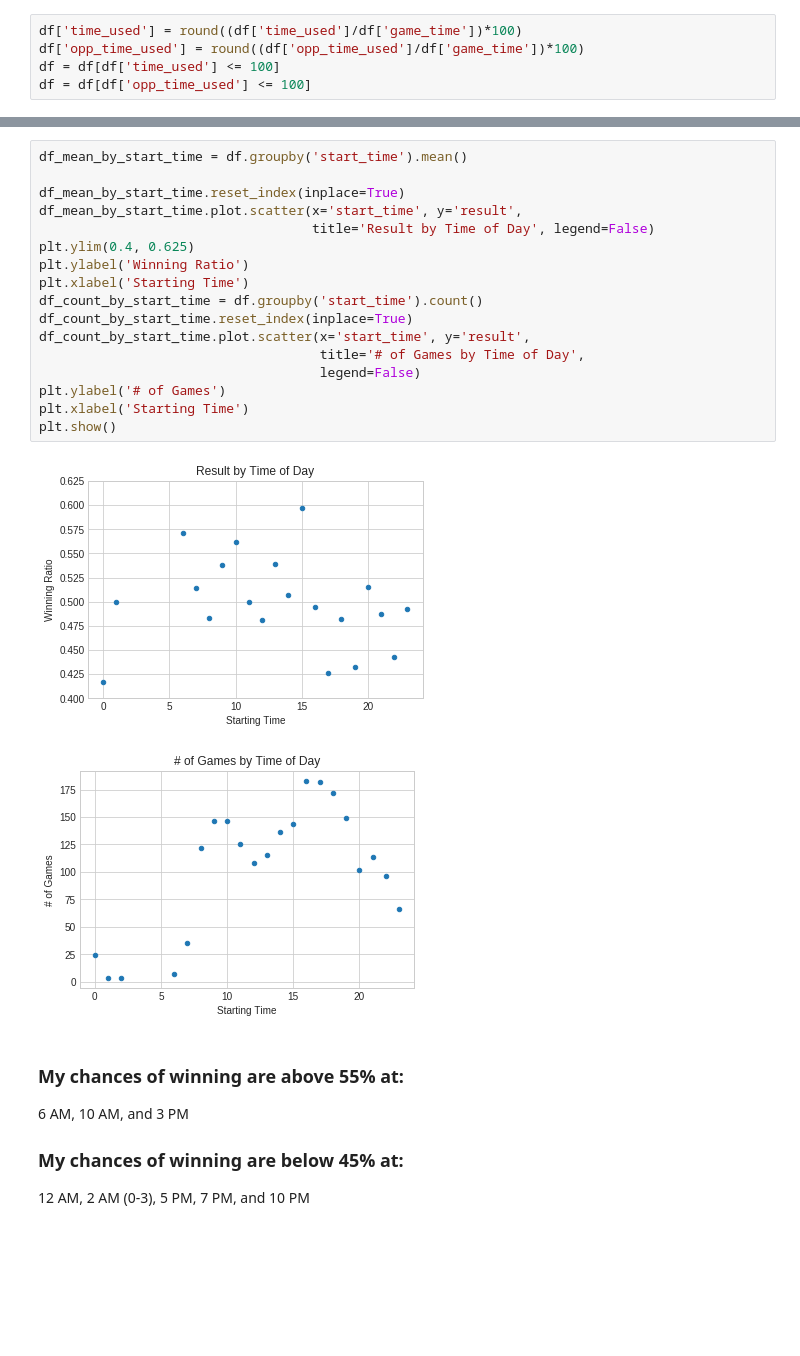
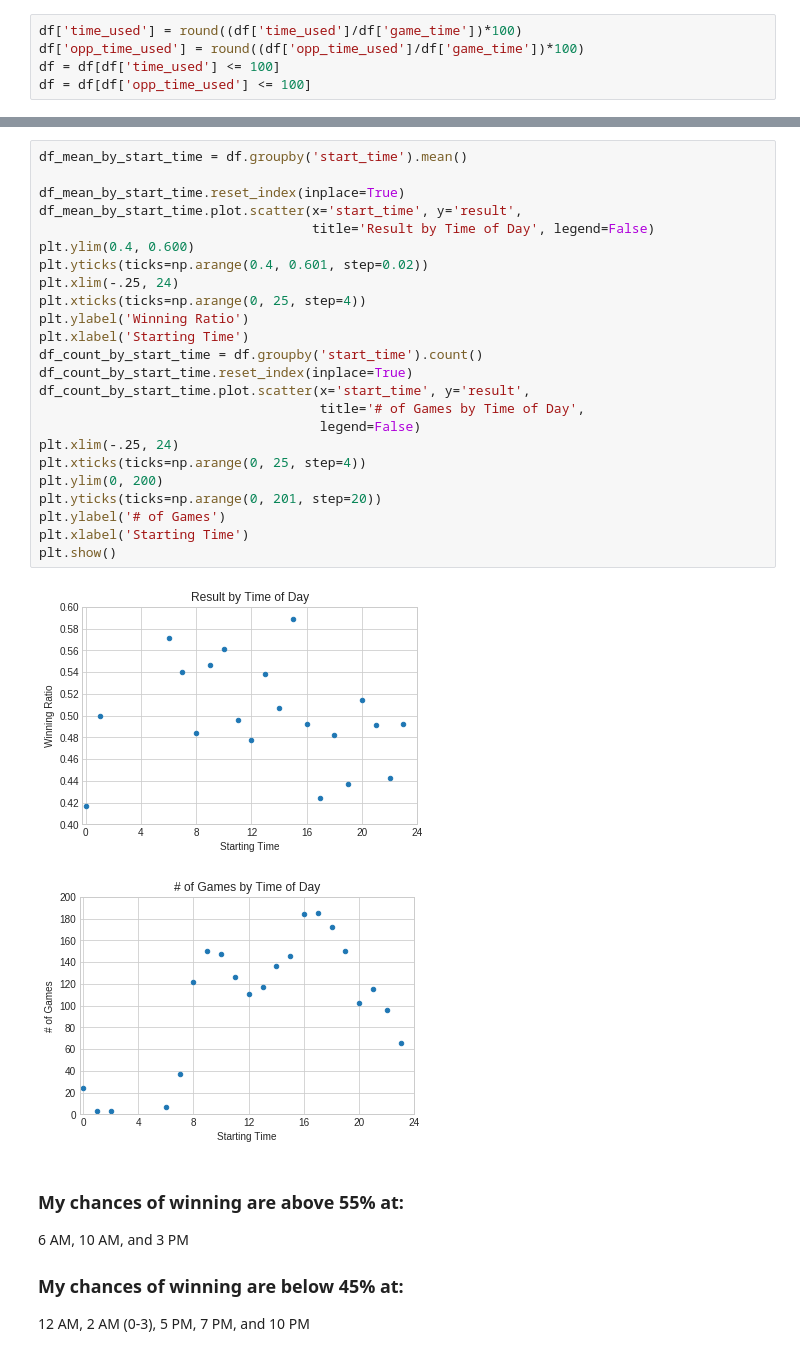
Before and after one commit to Data-is-life/lots-of-data, a Jupyter notebook: src/Chess_analysis.ipynb, the cells around one changed output, grey strips where cells are left out. Saved outputs shown, nothing was run; the diff lists cells and outputs as text; blank space fills up the shorter version.

```diff
--- a/src/Chess_analysis.ipynb
+++ b/src/Chess_analysis.ipynb
@@ -36,23 +36,30 @@ len(df)
 # %%
 df_mean_by_start_time = df.groupby('start_time').mean()
 
 df_mean_by_start_time.reset_index(inplace=True)
 df_mean_by_start_time.plot.scatter(x='start_time', y='result',
                                    title='Result by Time of Day', legend=False)
-plt.ylim(0.4, 0.625)
+plt.ylim(0.4, 0.600)
+plt.yticks(ticks=np.arange(0.4, 0.601, step=0.02))
+plt.xlim(-.25, 24)
+plt.xticks(ticks=np.arange(0, 25, step=4))
 plt.ylabel('Winning Ratio')
 plt.xlabel('Starting Time')
 df_count_by_start_time = df.groupby('start_time').count()
 df_count_by_start_time.reset_index(inplace=True)
 df_count_by_start_time.plot.scatter(x='start_time', y='result',
                                     title='# of Games by Time of Day',
                                     legend=False)
+plt.xlim(-.25, 24)
+plt.xticks(ticks=np.arange(0, 25, step=4))
+plt.ylim(0, 200)
+plt.yticks(ticks=np.arange(0, 201, step=20))
 plt.ylabel('# of Games')
 plt.xlabel('Starting Time')
 plt.show()
 # %% [output]
-[figure, old version]
+[figure, new version]
-[figure, old version]
+[figure, new version]
 # %% [markdown]
 ### My chances of winning are above 55% at:
 6 AM, 10 AM, and 3 PM
```
Also changed, not shown: parts of 15 cells of this notebook, 7 other files.
